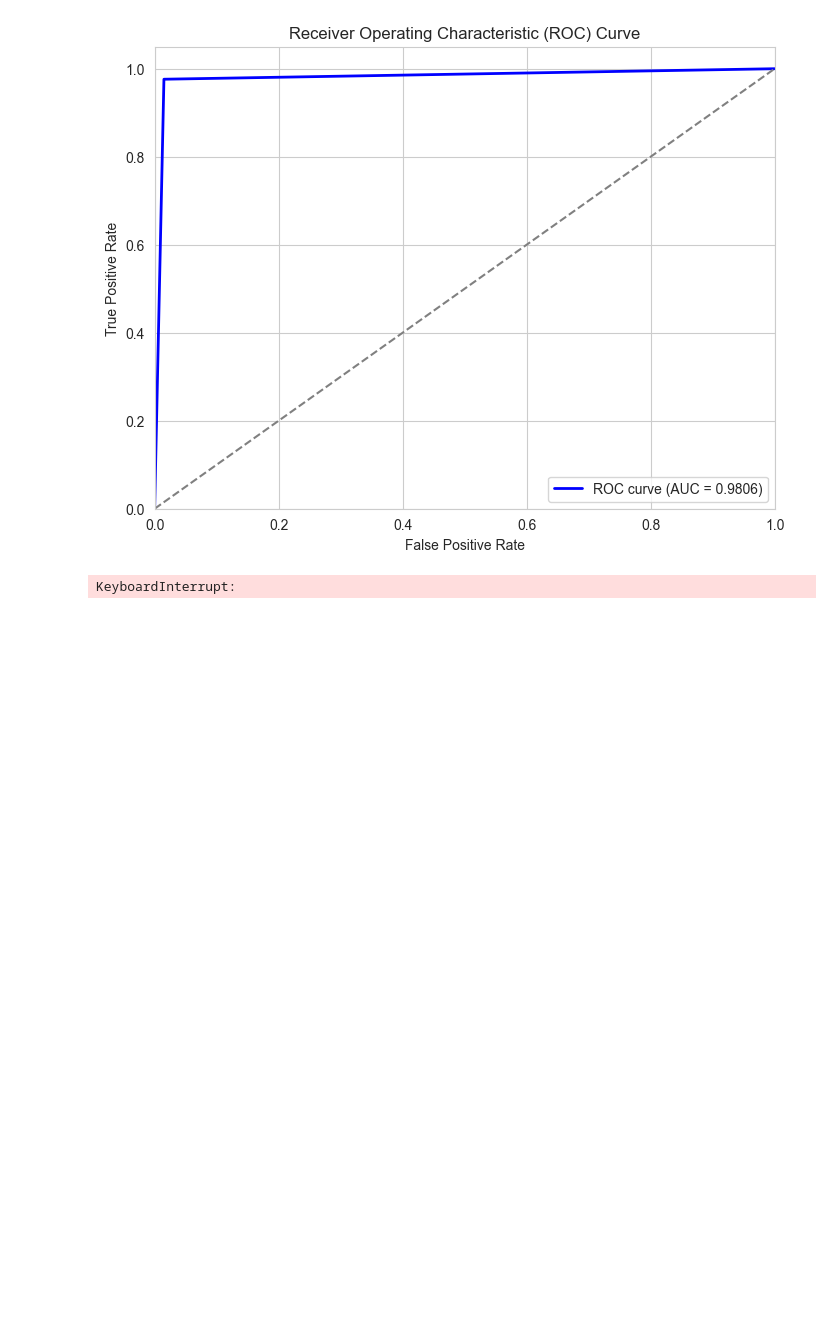
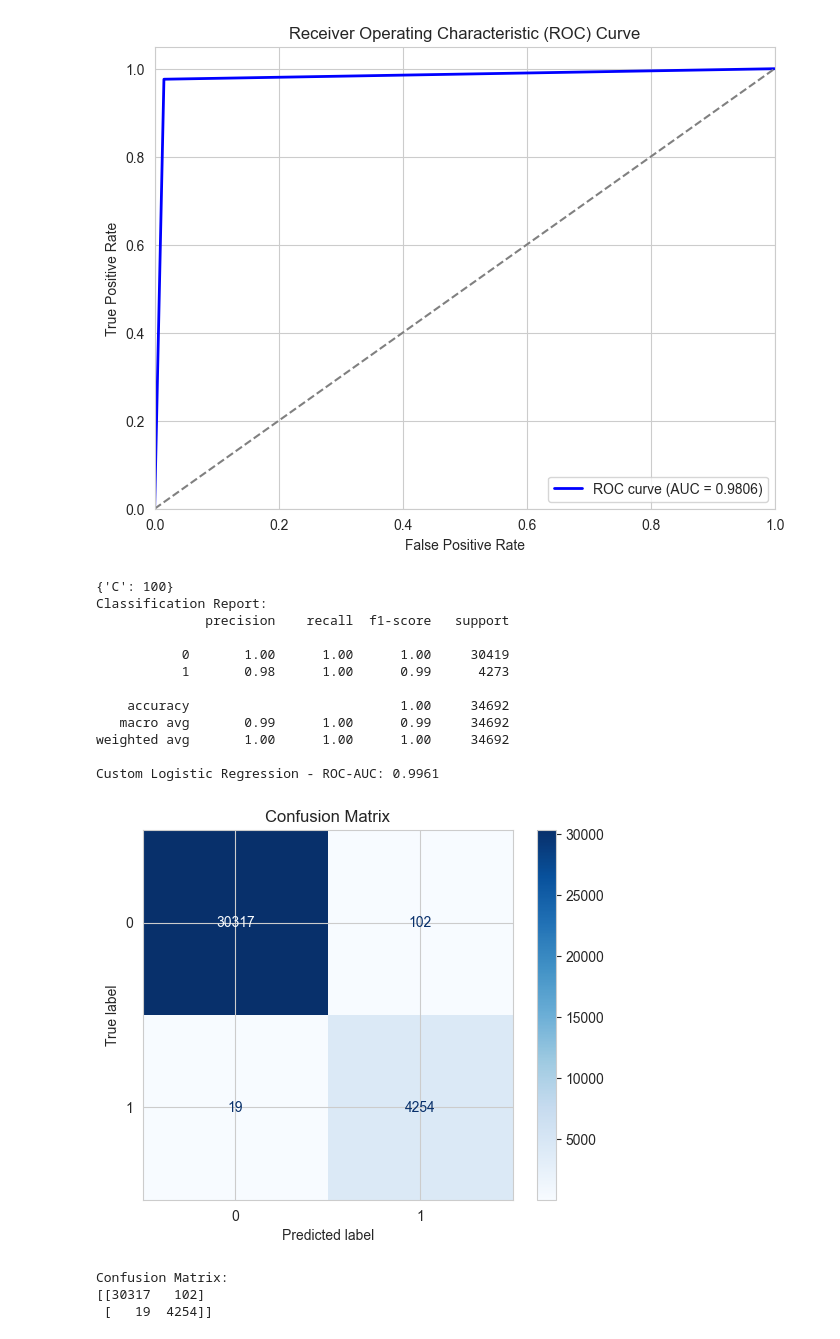
Before and after one commit to Yusshiro/Churn-Banking, a Jupyter notebook: Churn.ipynb, the cells around one changed output. Saved outputs shown, nothing was run; the diff lists cells and outputs as text; code cells hidden in the pictures; blank space fills up the shorter version.

```diff
--- a/Churn.ipynb
+++ b/Churn.ipynb
@@ -602,36 +604,51 @@ plt.show()
 from sklearn.linear_model import LogisticRegression
 
 # GridSearch với LogisticRegression từ sklearn
-param_grid = {'C': [0.01, 0.1, 0.001, 10,100,10000]}  # C là nghịch đảo của alpha
-grid = GridSearchCV(LogisticRegression(penalty='l1', solver='liblinear'), param_grid, cv=5, scoring='roc_auc')
+param_grid = {'C': [0.01, 0.1, 0.001, 10,100]}  # C là nghịch đảo của alpha
+grid = GridSearchCV(LogisticRegression(penalty='l2', solver='liblinear'), param_grid, cv=5, scoring='roc_auc')
 grid.fit(scaled_X_train, y_train_smote)
 print(grid.best_params_)
 # # Dự đoán
 # y_pred = model.predict(X_test)
 y_pred = grid.predict(scaled_X_test)
 # Đánh giá mô hình
 from sklearn.metrics import classification_report, roc_auc_score, ConfusionMatrixDisplay
 
 print("Classification Report:")
 print(classification_report(y_test, y_pred))
 
 auc_score = roc_auc_score(y_test, y_pred)
 print(f"Custom Logistic Regression - ROC-AUC: {auc_score:.4f}")
 # Tính ma trận nhầm lẫn
 # Tính toán ma trận nhầm lẫn
 cm = confusion_matrix(y_test, y_pred)
 
 # Hiển thị ma trận nhầm lẫn
 disp = ConfusionMatrixDisplay(confusion_matrix=cm)
 disp.plot(cmap='Blues', values_format='d')  # 'd' để hiển thị dưới dạng số nguyên
 
 # Nếu muốn, bạn có thể thêm một số tùy chỉnh như tiêu đề
 import matplotlib.pyplot as plt
 plt.title("Confusion Matrix")
 plt.show()
 
 # In ma trận nhầm lẫn dưới dạng số
 print("Confusion Matrix:")
 print(cm)
 # %% [output]
-KeyboardInterrupt:
+{'C': 100}
+Classification Report:
+              precision    recall  f1-score   support
+
+           0       1.00      1.00      1.00     30419
+           1       0.98      1.00      0.99      4273
+
+    accuracy                           1.00     34692
+   macro avg       0.99      1.00      0.99     34692
+weighted avg       1.00      1.00      1.00     34692
+
+Custom Logistic Regression - ROC-AUC: 0.9961
+[figure, added]
+Confusion Matrix:
+[[30317   102]
+ [   19  4254]]
```
Also changed, not shown: parts of 1 cell of this notebook, 3 other files.
